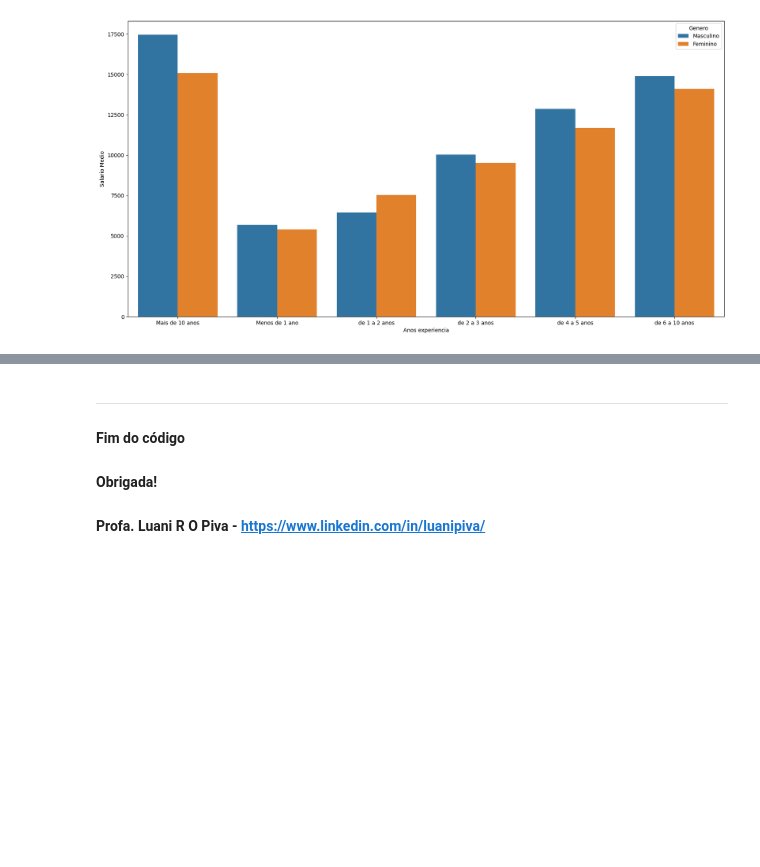
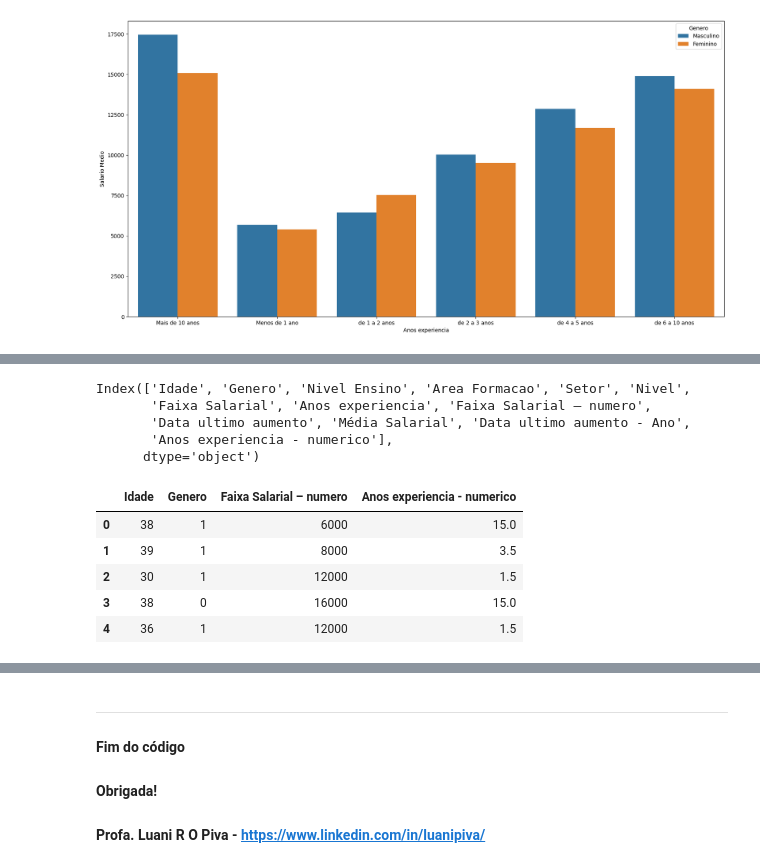
Before and after one commit to Equipe16-IAA/IAA002-TrabalhoFinal, a Jupyter notebook: LPA - TrabalhoFinal-Main.ipynb, the cells around one changed output, grey strips where cells are left out. Saved outputs shown, nothing was run; the diff lists cells and outputs as text; code cells hidden in the pictures; blank space fills up the shorter version.

```diff
--- a/LPA - TrabalhoFinal-Main.ipynb
+++ b/LPA - TrabalhoFinal-Main.ipynb
@@ -406,0 +504,22 @@ sns.barplot(x='Anos experiencia', y='Salario Medio', hue='Genero', data=media_an
+# %%
+# Nome das colunas
+dados.columns
+# %% [output]
+Index(['Idade', 'Genero', 'Nivel Ensino', 'Area Formacao', 'Setor', 'Nivel',
+       'Faixa Salarial', 'Anos experiencia', 'Faixa Salarial – numero',
+       'Data ultimo aumento', 'Média Salarial', 'Data ultimo aumento - Ano',
+       'Anos experiencia - numerico'],
+      dtype='object')
+# %%
+# Variável dados_num contém apenas variáveis numéricas de interesse (exclui o restante)
+dados_num = dados.drop(['Nivel Ensino', 'Area Formacao', 'Setor', 'Nivel',
+       'Faixa Salarial', 'Anos experiencia',
+       'Data ultimo aumento', 'Média Salarial', 'Data ultimo aumento - Ano'],axis = 1)
+dados_num.head()
+# %% [output]
+|  | Idade | Genero | Faixa Salarial – numero | Anos experiencia - numerico |
+| 0 | 38 | 1 | 6000 | 15.0 |
+| 1 | 39 | 1 | 8000 | 3.5 |
+| 2 | 30 | 1 | 12000 | 1.5 |
+| 3 | 38 | 0 | 16000 | 15.0 |
+| 4 | 36 | 1 | 12000 | 1.5 |
```
Also changed, not shown: parts of 76 cells of this notebook.
